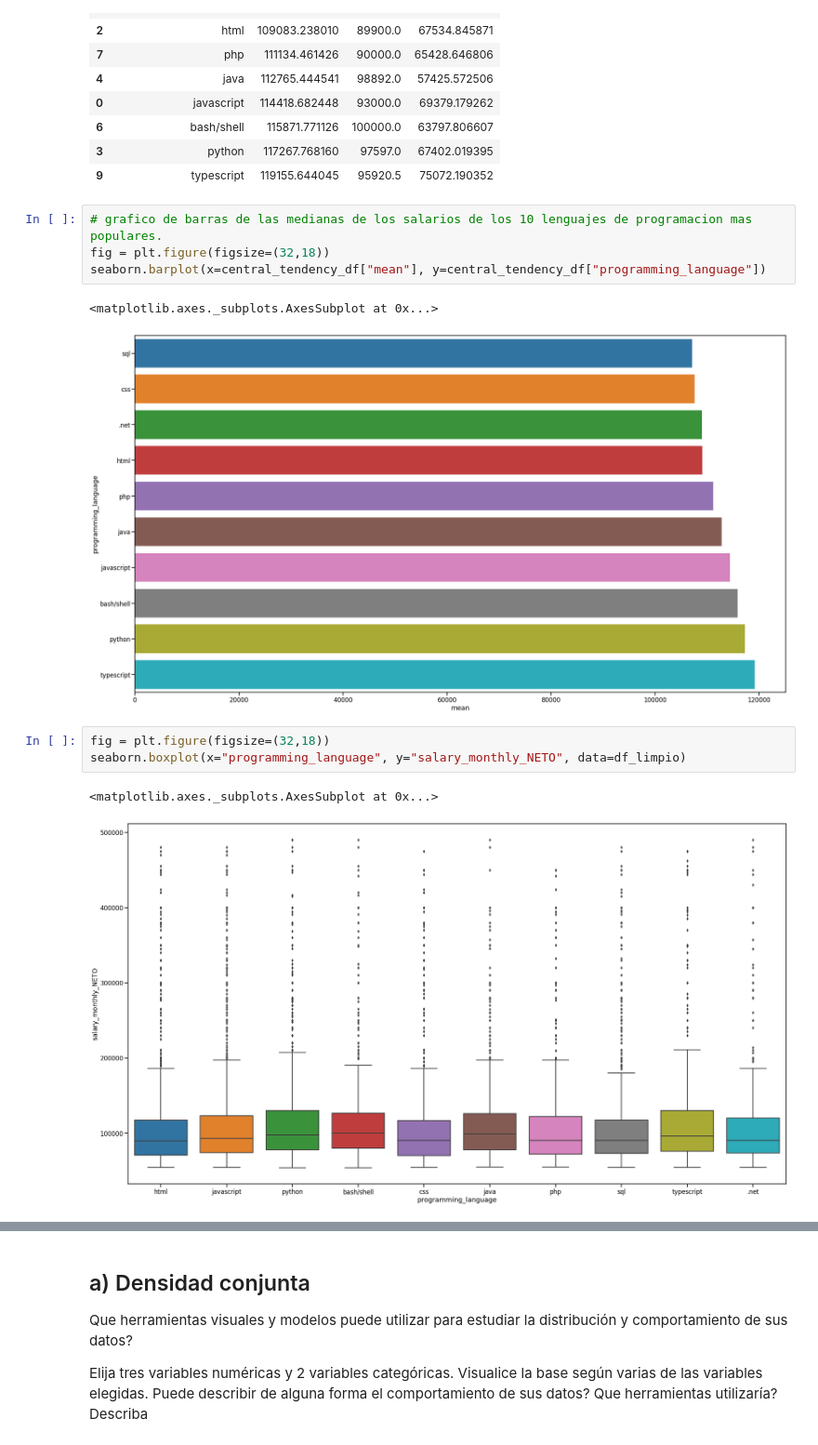
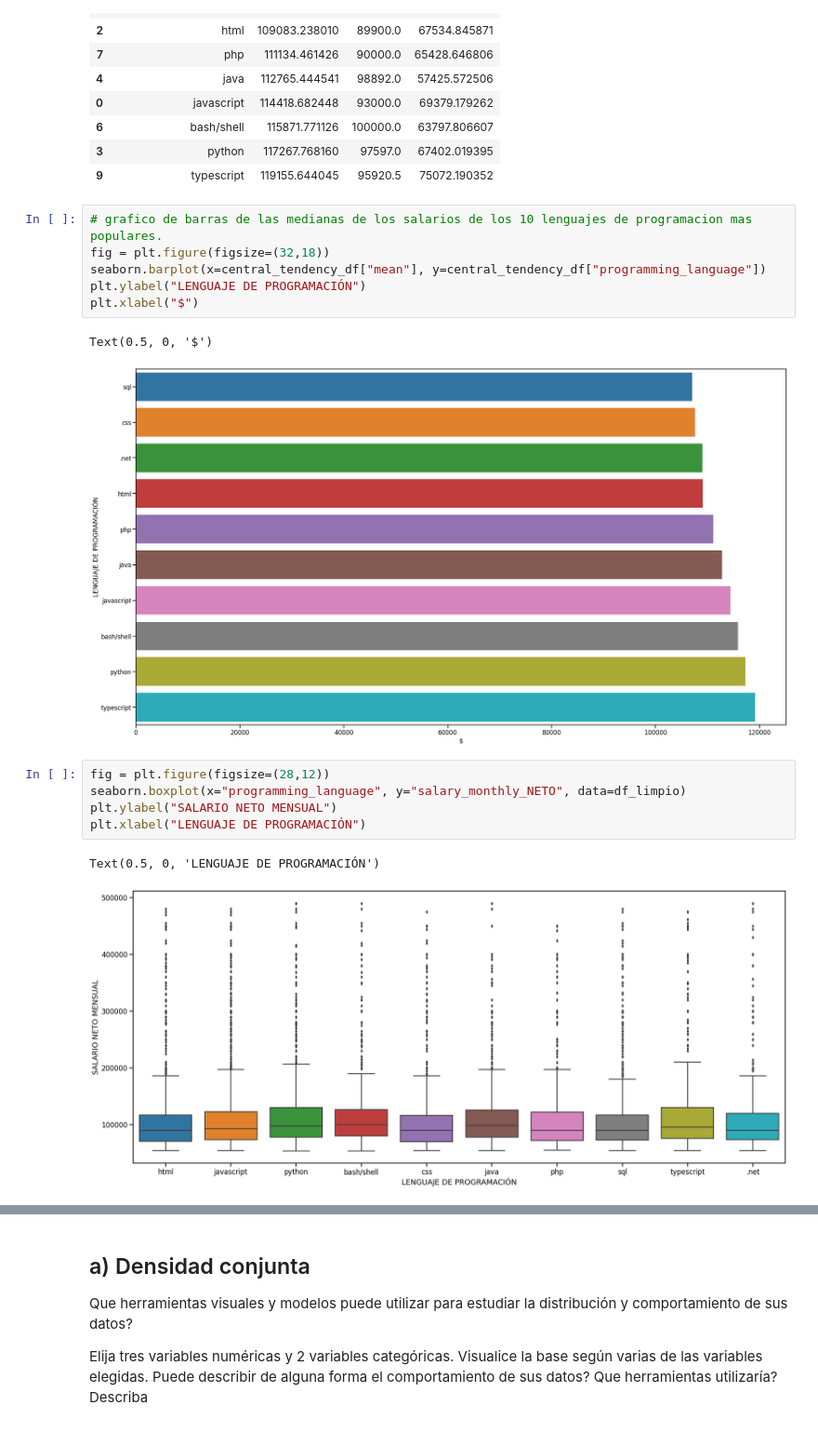
Before and after one commit to belizar/diplodatosFAMAF2022, a Jupyter notebook: ayvd/Entregable_Parte_1.ipynb, the cells around one changed output, grey strips where cells are left out. Shown: that part at 93% size. Saved outputs shown, nothing was run; the diff lists cells and outputs as text.

```diff
--- a/ayvd/Entregable_Parte_1.ipynb
+++ b/ayvd/Entregable_Parte_1.ipynb
@@ -249,12 +301,16 @@ central_tendency_df
 # grafico de barras de las medianas de los salarios de los 10 lenguajes de programacion mas populares.
 fig = plt.figure(figsize=(32,18))
 seaborn.barplot(x=central_tendency_df["mean"], y=central_tendency_df["programming_language"])
+plt.ylabel("LENGUAJE DE PROGRAMACIÓN")
+plt.xlabel("$")
 # %% [output]
-<matplotlib.axes._subplots.AxesSubplot at 0x...>
+Text(0.5, 0, '$')
-[figure, old version]
+[figure, new version]
 # %%
-fig = plt.figure(figsize=(32,18))
+fig = plt.figure(figsize=(28,12))
 seaborn.boxplot(x="programming_language", y="salary_monthly_NETO", data=df_limpio)
+plt.ylabel("SALARIO NETO MENSUAL")
+plt.xlabel("LENGUAJE DE PROGRAMACIÓN")
 # %% [output]
-<matplotlib.axes._subplots.AxesSubplot at 0x...>
+Text(0.5, 0, 'LENGUAJE DE PROGRAMACIÓN')
-[figure, old version]
+[figure, new version]
```
Also changed, not shown: parts of 41 cells of this notebook, 1 other file.
